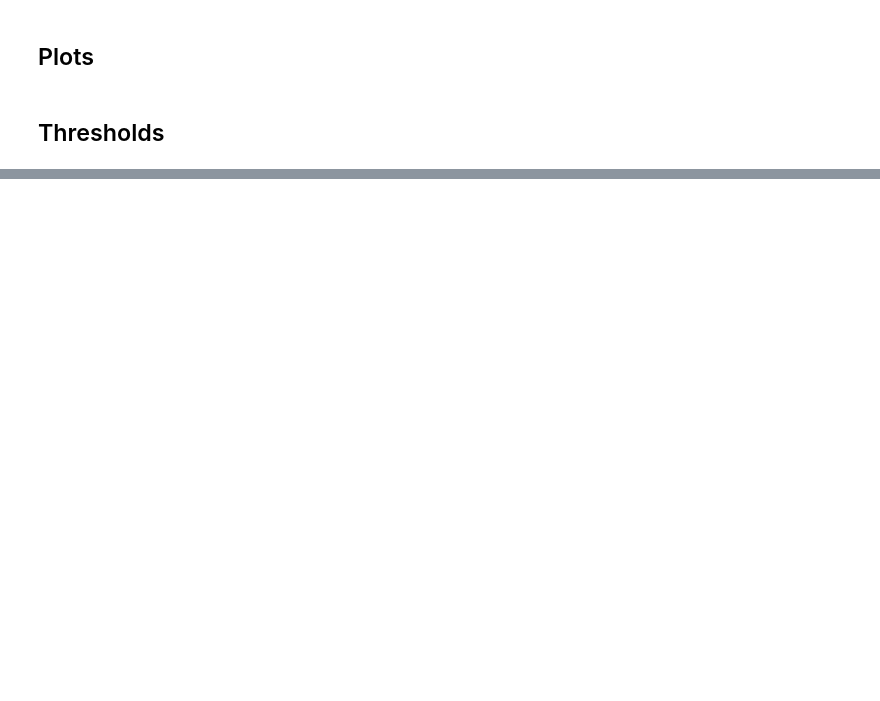
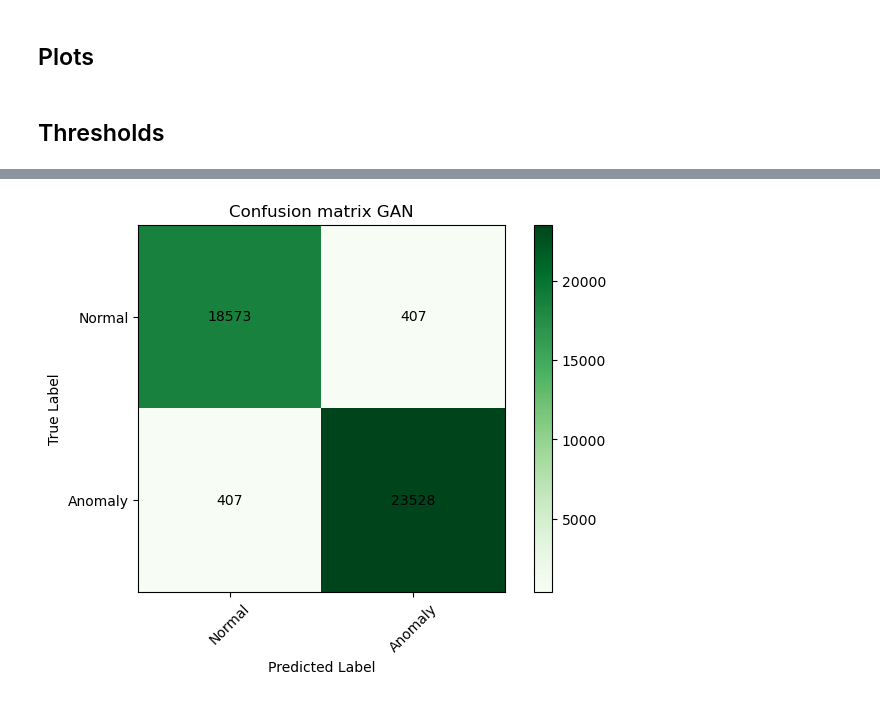
Before and after one commit to PaMemmes/Adding-Interpretability-to-an-Anomaly-Based-Method, a Jupyter notebook: model.ipynb, the cells around one changed output, grey strips where cells are left out. Drawn from its saved outputs; the diff is of its cells as text; code cells hidden in the pictures; blank space fills up the shorter version.

```diff
--- a/model.ipynb
+++ b/model.ipynb
@@ -358,4 +443,6 @@ plot_roc(tpr, fpr, auc_curve, figure_path + 'confusion_gan.png', 'GAN')
 # %%
 cm = confusion_matrix(y_test, y_pred)
 # %%
-plot_confusion_matrix(cm, figure_path + 'confusion_gan.png', 'GAN')
+plot_confusion_matrix(cm, figure_path + 'confusion_gan_only_cic.png', 'GAN')
+# %% [output]
+[figure, added]
```
Also changed, not shown: parts of 33 cells of this notebook, 1 other file.
